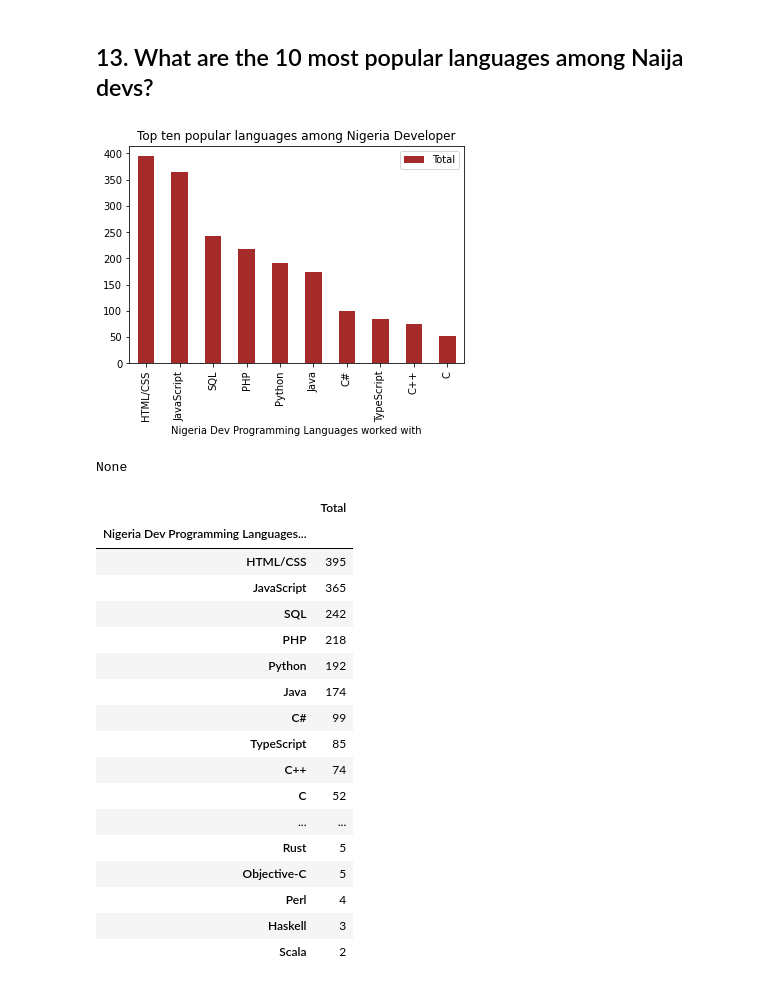
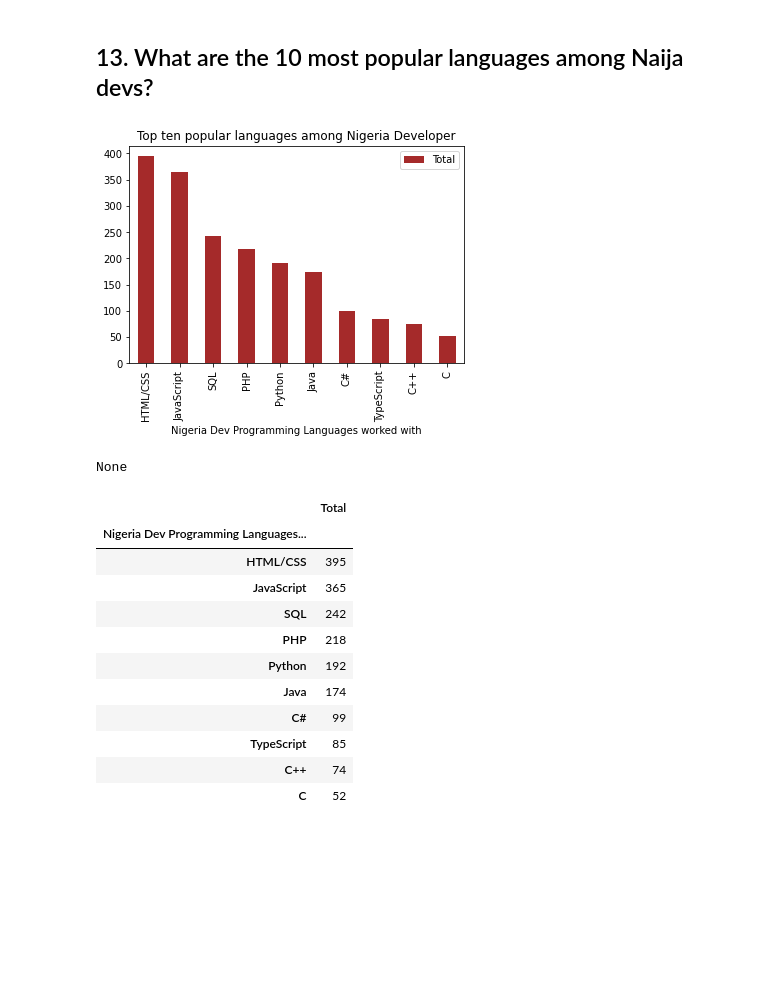
Before and after one commit to Ademola101/Data-visualization-, a Jupyter notebook: survey.ipynb, the cells around one changed output. Drawn from its saved outputs; the diff is of its cells as text; code cells hidden in the pictures; blank space fills up the shorter version.

```diff
--- a/survey.ipynb
+++ b/survey.ipynb
@@ -178,25 +177,19 @@ len(women_age_less_than_25[women_age_less_than_25["Employment"].isin(["Employed
 # %%
 Naija_dev_language.head(10).plot(kind="bar", color= "brown")
 plt.title("Top ten popular languages among Nigeria Developer")
-display(plt.show(),f)
+display(plt.show(),Naija_dev_language.head(10))
 # %% [output]
 [figure]
 None
 |  | Total |
 | Nigeria Dev Programming Languages... |  |
 | HTML/CSS | 395 |
 | JavaScript | 365 |
 | SQL | 242 |
 | PHP | 218 |
 | Python | 192 |
 | Java | 174 |
 | C# | 99 |
 | TypeScript | 85 |
 | C++ | 74 |
 | C | 52 |
-| ... | ... |
-| Rust | 5 |
-| Objective-C | 5 |
-| Perl | 4 |
-| Haskell | 3 |
-| Scala | 2 |
```
Also changed, not shown: parts of 1 cell of this notebook.
